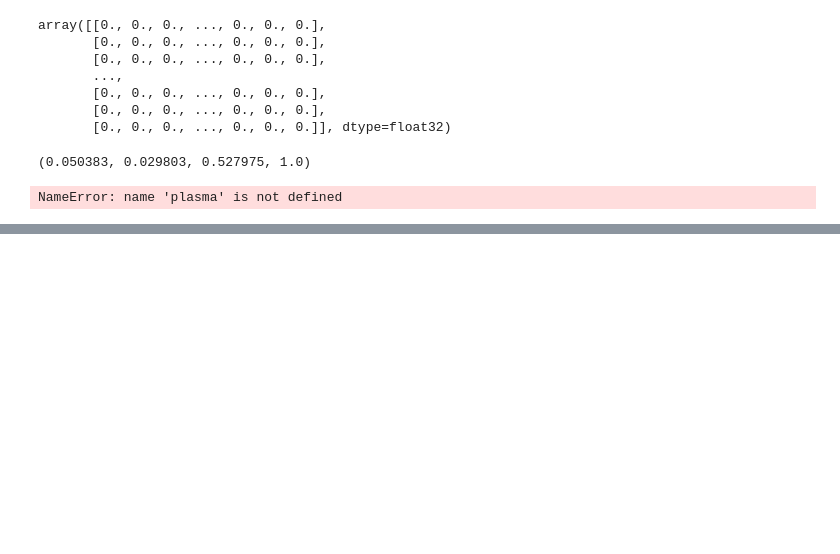
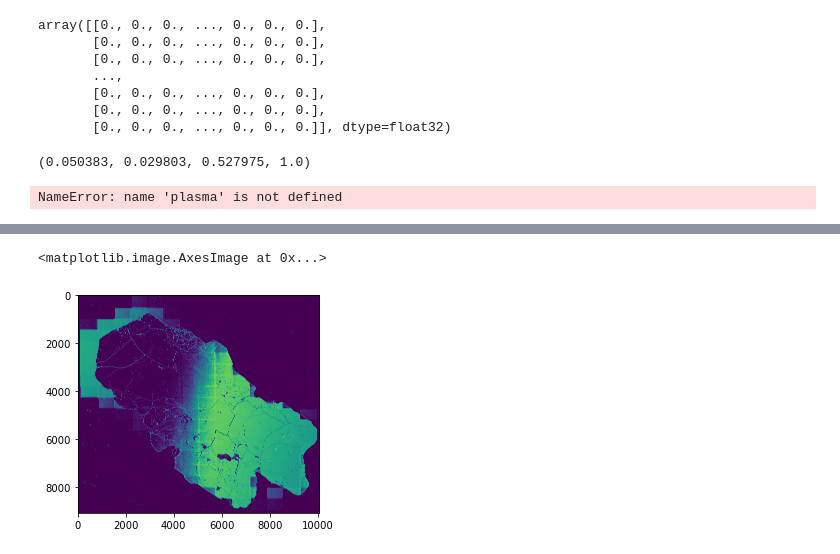
Before and after one commit to IExistSometimes/TIFF-An-y, a Jupyter notebook: Untitled.ipynb, the cells around one changed output, grey strips where cells are left out. Cells and saved outputs as stored; diff of their text form; code cells hidden in the pictures; blank space fills up the shorter version.

```diff
--- a/Untitled.ipynb
+++ b/Untitled.ipynb
@@ -15,3 +12,3 @@ import glob
 # %%
-image = plt.imread("John3_arith_25x.png")
+#image = plt.imread("John3_arith_25x.png")
 # %%
@@ -155,0 +235,5 @@ NameError: name 'plasma' is not defined
+# %%
+plt.imshow(image)
+# %% [output]
+<matplotlib.image.AxesImage at 0x...>
+[figure, added]
```
Also changed, not shown: parts of 14 cells of this notebook, 3 other files.
